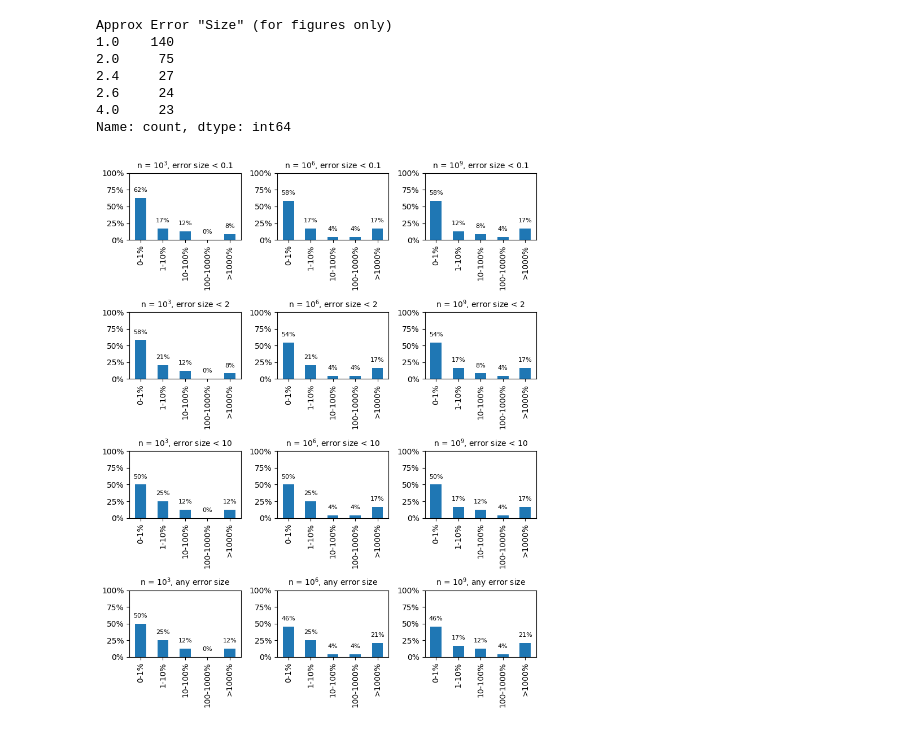
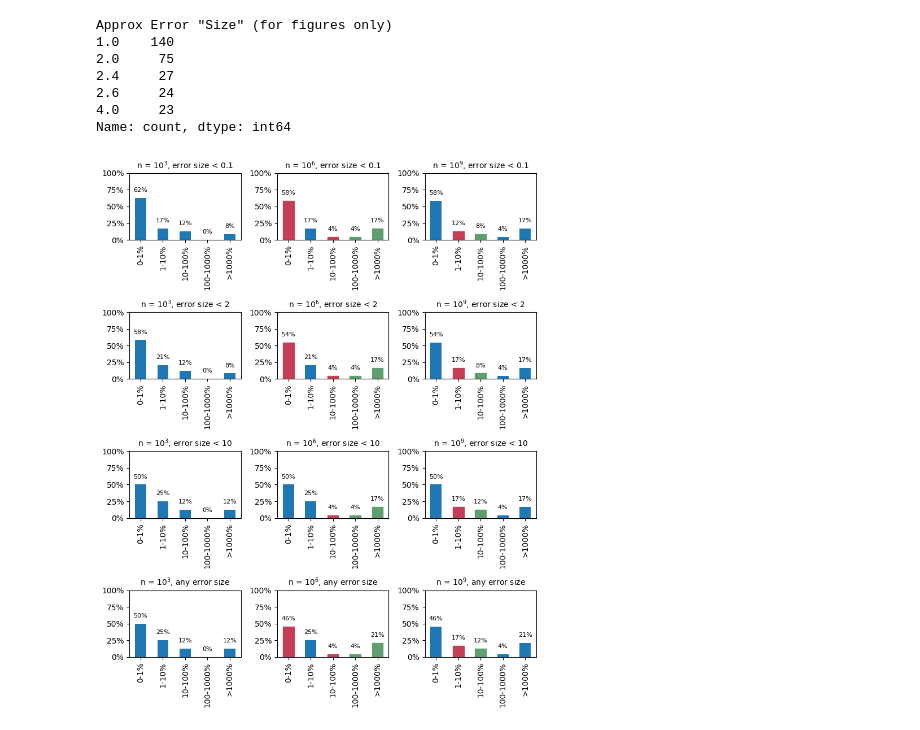
Before and after one commit to andrewlucasgs/approximation-algorithms, a Jupyter notebook: time.ipynb, the cells around one changed output. Drawn from its saved outputs; the diff is of its cells as text; code cells hidden in the pictures.

```diff
--- a/time.ipynb
+++ b/time.ipynb
@@ -266,32 +266,65 @@ cgr_n_9_e_2_4['cgr_percentage_group'].value_counts(normalize=True).sort_index().
 # 1 and 2 and 3 and 4
 cgr_n_3_e_4['cgr_percentage_group'].value_counts(normalize=True).sort_index().plot(kind='bar', ax=axs[3, 0], title='n = $10^{3}$, any error size')
 cgr_n_6_e_4['cgr_percentage_group'].value_counts(normalize=True).sort_index().plot(kind='bar', ax=axs[3, 1], title='n = $10^{6}$, any error size')
 cgr_n_9_e_4['cgr_percentage_group'].value_counts(normalize=True).sort_index().plot(kind='bar', ax=axs[3, 2], title='n = $10^{9}$, any error size')
 
 
 
 # y-axis label from 0 to 100%
 for ax in axs.flat:
     # font size title
     ax.title.set_size(10)
 
     ax.set(ylabel='', xlabel='')
     ax.set_ylim(0, 1)
     # format y-axis as percentage
     ax.yaxis.set_major_formatter(plt.FuncFormatter(lambda x, _: f'{x:.0%}'))
 
-\
+
+
+# if the value decreases, set the color to red
+for  index,ax in enumerate(axs.flat):
+    for pindex, p in enumerate(ax.patches):
+        if index % 3 == 0:
+            continue
+        if axs.flat[index-1].patches[pindex].get_height() > p.get_height():
+            p.set_color('#C33E56')
+        elif axs.flat[index-1].patches[pindex].get_height() < p.get_height():
+            p.set_color('#5F9E6E')
+
+
+
+# for  index,ax in enumerate(axs.flat):
+#     for pindex, p in enumerate(ax.patches):
+#         if index % 3 == 0:
+#             ax.annotate(f'{p.get_height():.0%}', (p.get_x() + p.get_width() / 2., p.get_height()), ha='center', va='center', xytext=(0, 10), textcoords='offset points', fontsize=8)
+
+#             continue
+#         diff= axs.flat[index-1].patches[pindex].get_height() - p.get_height()
+#         if diff > 0:
+#             ax.annotate(f'-{diff:.0%}', (p.get_x() + p.get_width() / 2., p.get_height()), ha='center', va='center', xytext=(0, 10), textcoords='offset points', fontsize=8, color='r')
+#             ax.annotate(fr'$\downarrow$', (p.get_x() + p.get_width() / 2., p.get_height()), ha='center', va='center', xytext=(0, 20), textcoords='offset points', fontsize=8, color='r')
+
+#         elif diff < 0:
+#             ax.annotate(f'+{abs(diff):.0%}', (p.get_x() + p.get_width() / 2., p.get_height()), ha='center', va='center', xytext=(0, 10), textcoords='offset points', fontsize=8, color='g')
+#             ax.annotate(fr'$\uparrow$', (p.get_x() + p.get_width() / 2., p.get_height()), ha='center', va='center', xytext=(0, 20), textcoords='offset points', fontsize=8, color='g')
+
+
+
+
+
+
 
 
 
 
 # add value on top of each bar
 for ax in axs.flat:
     for p in ax.patches:
         ax.annotate(f'{p.get_height():.0%}', (p.get_x() + p.get_width() / 2., p.get_height()), ha='center', va='center', xytext=(0, 10), textcoords='offset points', fontsize=8)
 
 # add margin between subplots
 plt.tight_layout()
 plt.show()
 # %% [output]
-[figure, old version]
+[figure, new version]
```
Also changed, not shown: parts of 1 cell of this notebook, 1 other file.
